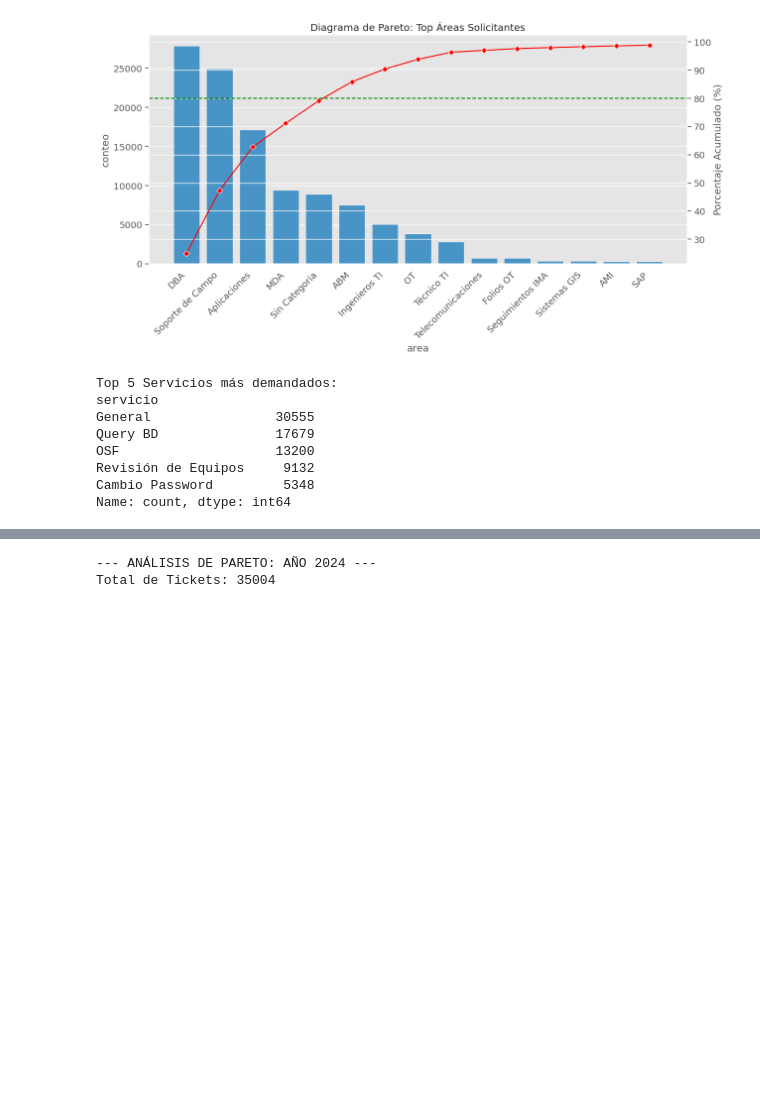
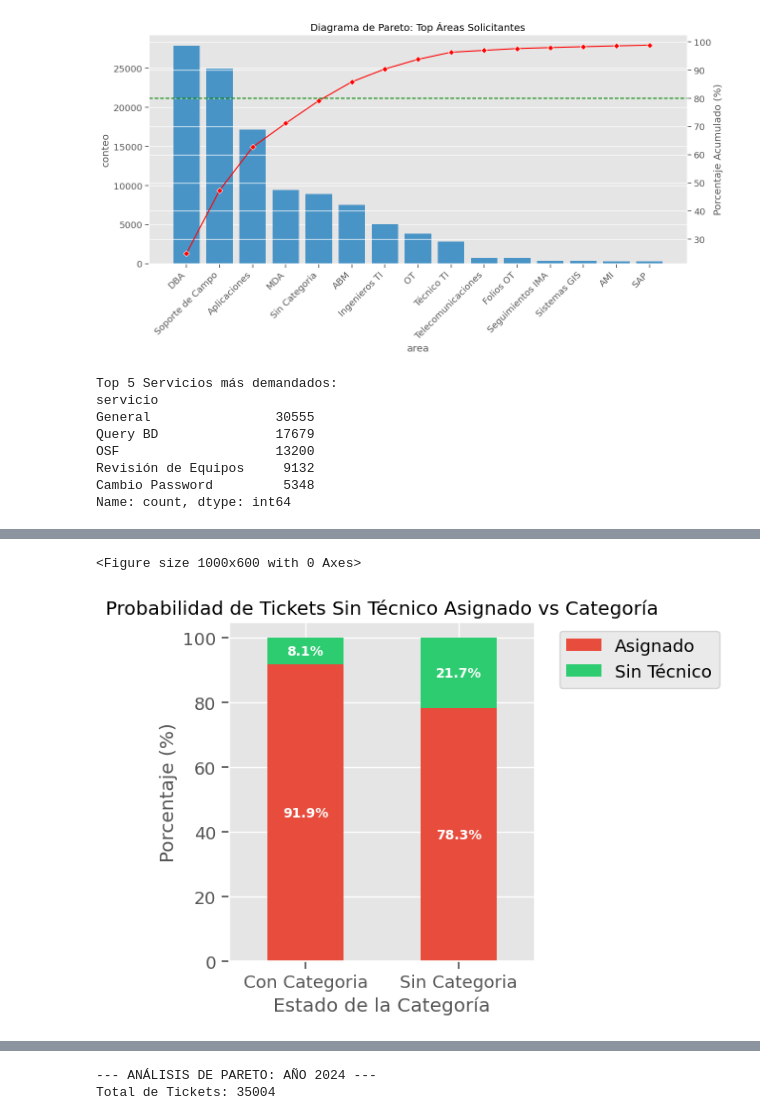
Before and after one commit to NicoFuentese/historical-analysis-management-tickets, a Jupyter notebook: notebooks/3.0-analisis-exploratorio.ipynb, the cells around one changed output, grey strips where cells are left out. Drawn from its saved outputs; the diff is of its cells as text; code cells hidden in the pictures; blank space fills up the shorter version.

Commit message:
EDA analisis profundo de ticket y asignacion tecnica

```diff
--- a/notebooks/3.0-analisis-exploratorio.ipynb
+++ b/notebooks/3.0-analisis-exploratorio.ipynb
@@ -355,0 +356,36 @@ plt.show()
+# %%
+#barplot de ticket sin tecnico asignado con y sin categoria
+
+df_all["Estado Categoria"] = df_all["area"].apply(
+    lambda x: "Sin Categoria" if x == "Sin Categoria" else "Con Categoria"
+)
+df_all["Estado Asignacion"] = df_all["asignado_a__tecnico"].apply(
+    lambda x: "Sin Técnico" if pd.isna(x) or x.strip() == "" else "Asignado"
+)
+
+#barplot
+tabla_pct = pd.crosstab(
+    df_all["Estado Categoria"],
+    df_all["Estado Asignacion"],
+    normalize='index'
+) * 100
+
+plt.figure(figsize=(10, 6))
+ax = tabla_pct.plot(kind="bar",
+                    stacked=True,
+                    color=["#e74c3c", "#2ecc71"],
+                    rot=0
+                    )
+plt.title("Probabilidad de Tickets Sin Técnico Asignado vs Categoría")
+plt.ylabel("Porcentaje (%)")
+plt.xlabel("Estado de la Categoría")
+plt.legend(bbox_to_anchor=(1.05, 1), loc='upper left')
+
+for c in ax.containers:
+    ax.bar_label(c, fmt='%1.1f%%', label_type='center', fontsize=10, color='white', fontweight='bold')
+
+plt.tight_layout()
+plt.show()
+# %% [output]
+<Figure size 1000x600 with 0 Axes>
+[figure, added]
```
Also changed, not shown: parts of 6 cells of this notebook, 3 other files.
